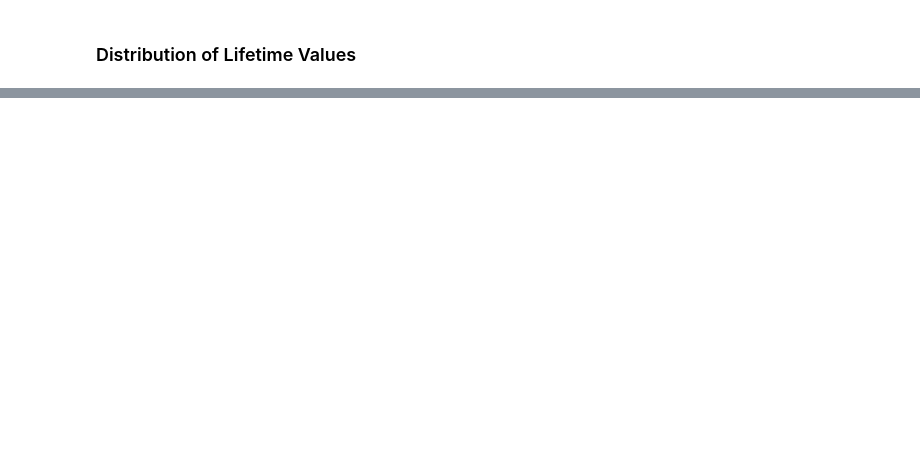
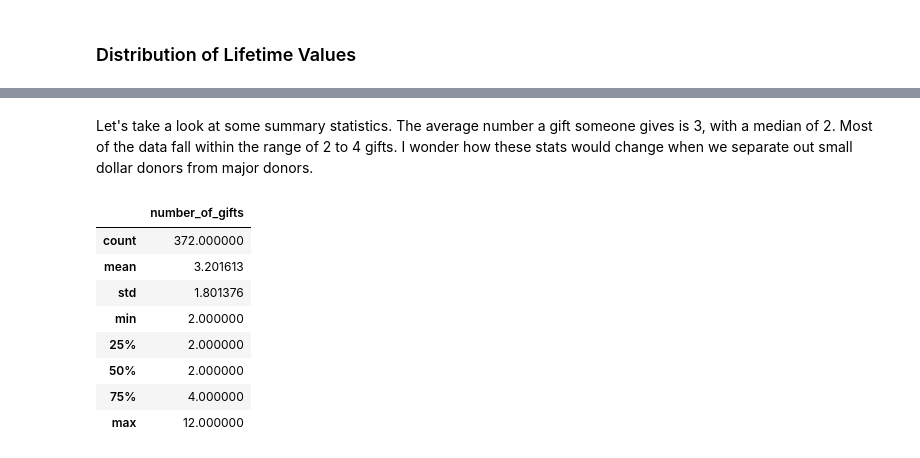
Before and after one commit to thebbennett/data-science-for-nonprofits, a Jupyter notebook: Historical Donor Exploratory Data Analysis.ipynb, the cells around one changed output, grey strips where cells are left out. Drawn from its saved outputs; the diff is of its cells as text; code cells hidden in the pictures; blank space fills up the shorter version.

```diff
--- a/Historical Donor Exploratory Data Analysis.ipynb
+++ b/Historical Donor Exploratory Data Analysis.ipynb
@@ -130,2 +123,16 @@ dtype: float64
 # %%
 repeat_donors = by_gifts.loc[by_gifts['number_of_gifts'] != 1]
+# %% [markdown]
+Let's take a look at some summary statistics. The average number a gift someone gives is 3, with a median of 2. Most of the data fall within the range of 2 to 4 gifts. I wonder how these stats would change when we separate out small dollar donors from major donors.
+# %%
+repeat_donors.describe()
+# %% [output]
+|  | number_of_gifts |
+| count | 372.000000 |
+| mean | 3.201613 |
+| std | 1.801376 |
+| min | 2.000000 |
+| 25% | 2.000000 |
+| 50% | 2.000000 |
+| 75% | 4.000000 |
+| max | 12.000000 |
```
Also changed, not shown: parts of 26 cells of this notebook.
